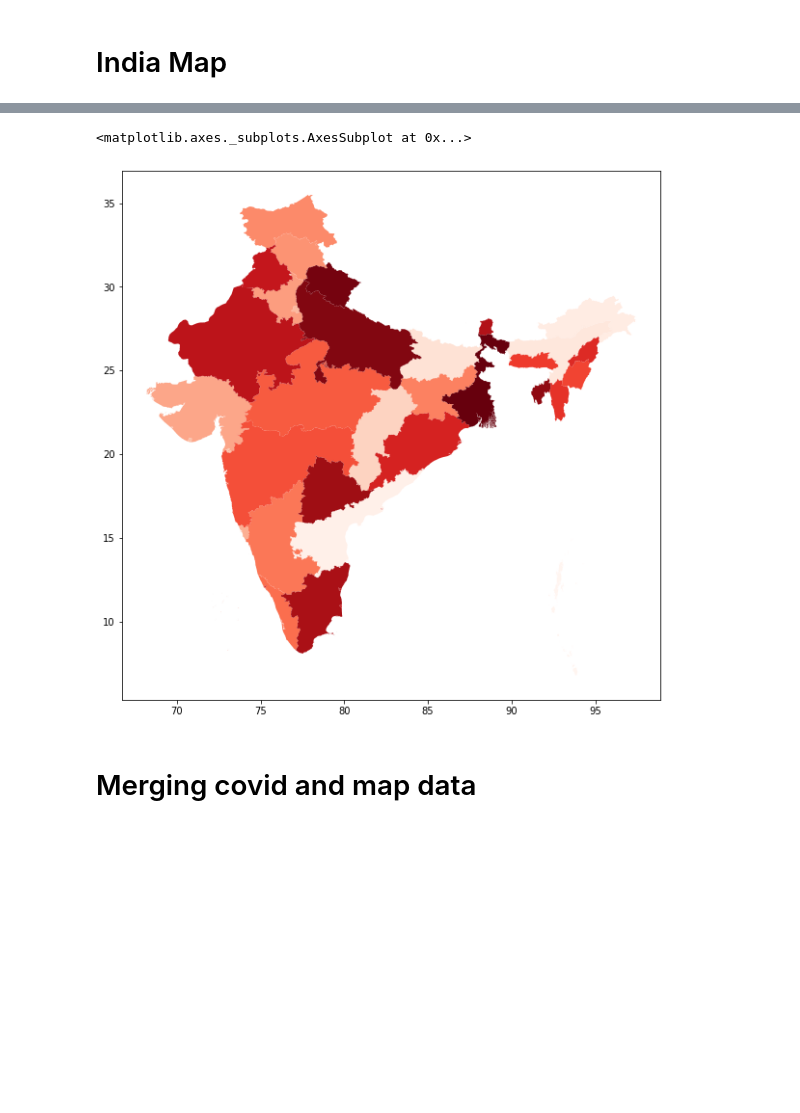
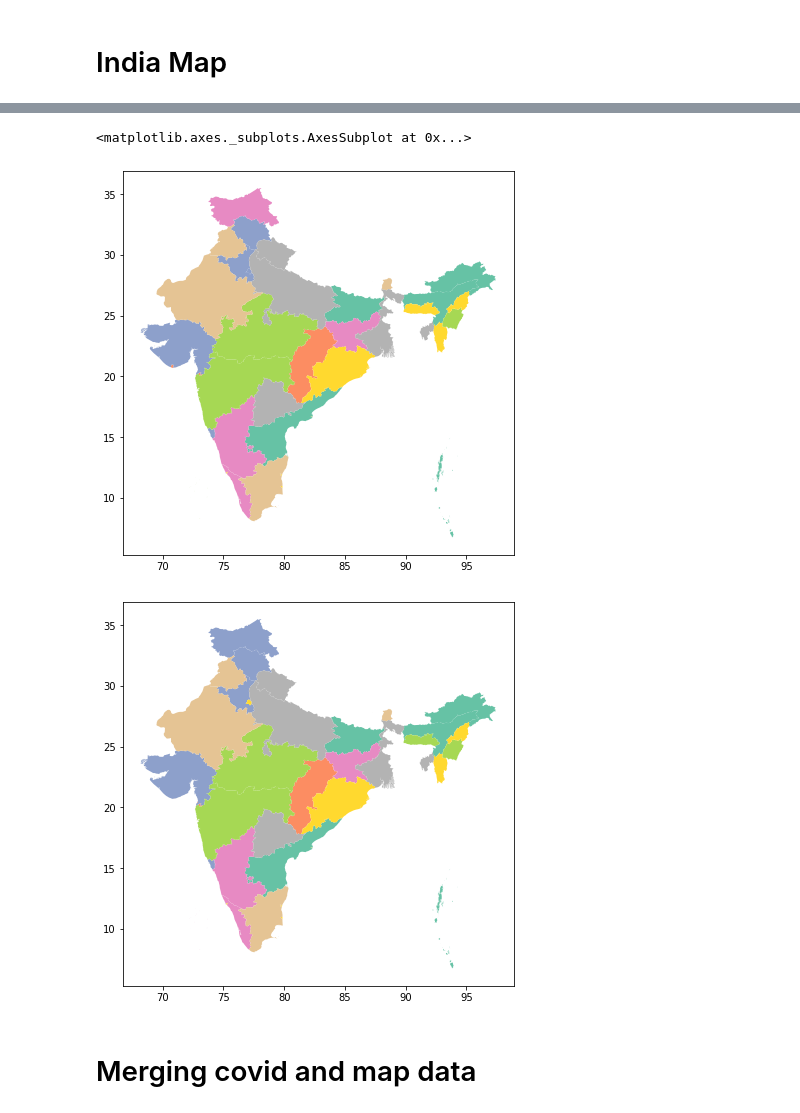
Before and after one commit to Indranil94saha/COVID19-india, a Jupyter notebook: covid19_india_graphs.ipynb, the cells around one changed output, grey strips where cells are left out. Saved outputs shown, nothing was run; the diff lists cells and outputs as text; code cells hidden in the pictures; blank space fills up the shorter version.

Commit message:
data processing to generate plot-1 and plot-3 is done

```diff
--- a/covid19_india_graphs.ipynb
+++ b/covid19_india_graphs.ipynb
@@ -131,7 +160,9 @@ india_map_data.head()
 # %%
-india_map_data.plot(column='NAME_1',categorical=True,figsize=(10,15),cmap='Reds')
+india_map_data.plot(column='NAME_1',categorical=True,figsize=(7,12),cmap='Set2')
+india_map_data2.plot(column='NAME_1',categorical=True,figsize=(7,12),cmap='Set2')
 # %% [output]
 <matplotlib.axes._subplots.AxesSubplot at 0x...>
-[figure, old version]
+[figure, new version]
+[figure, added]
 # %% [markdown]
 # Merging covid and map data
```
Also changed, not shown: parts of 41 cells of this notebook.
